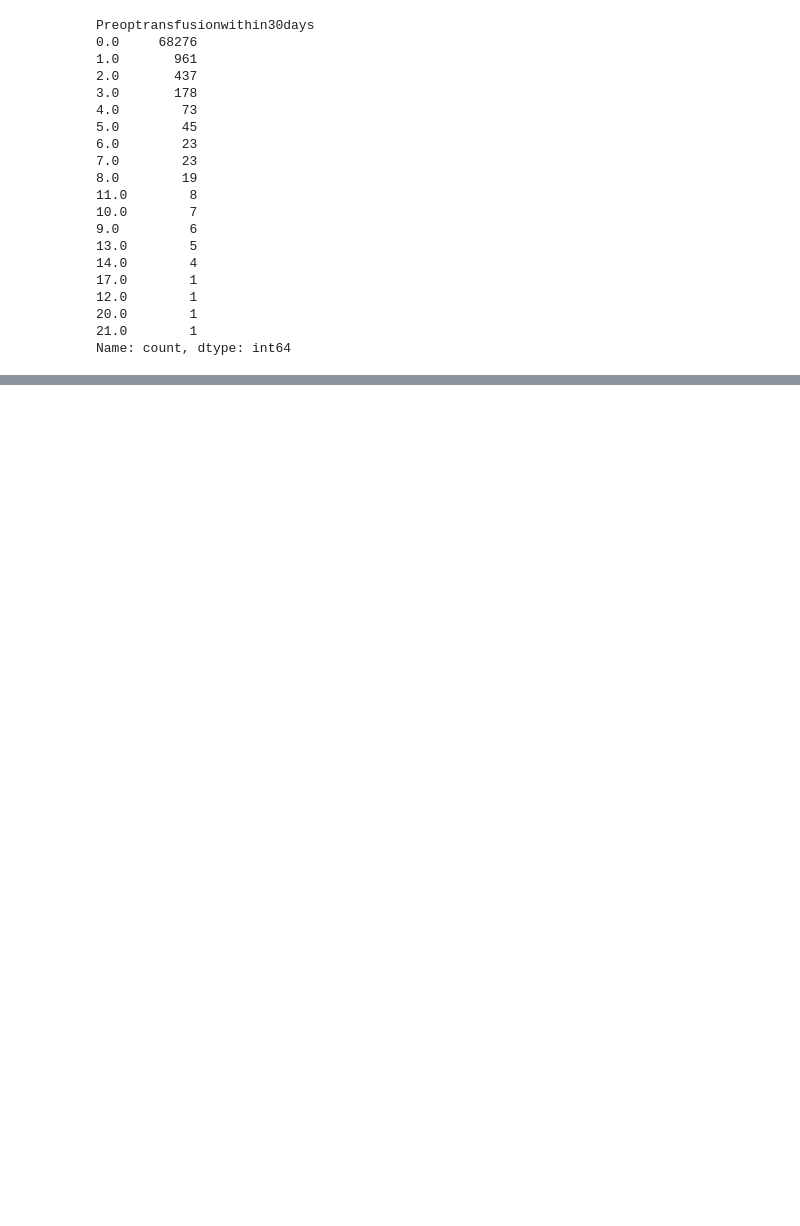
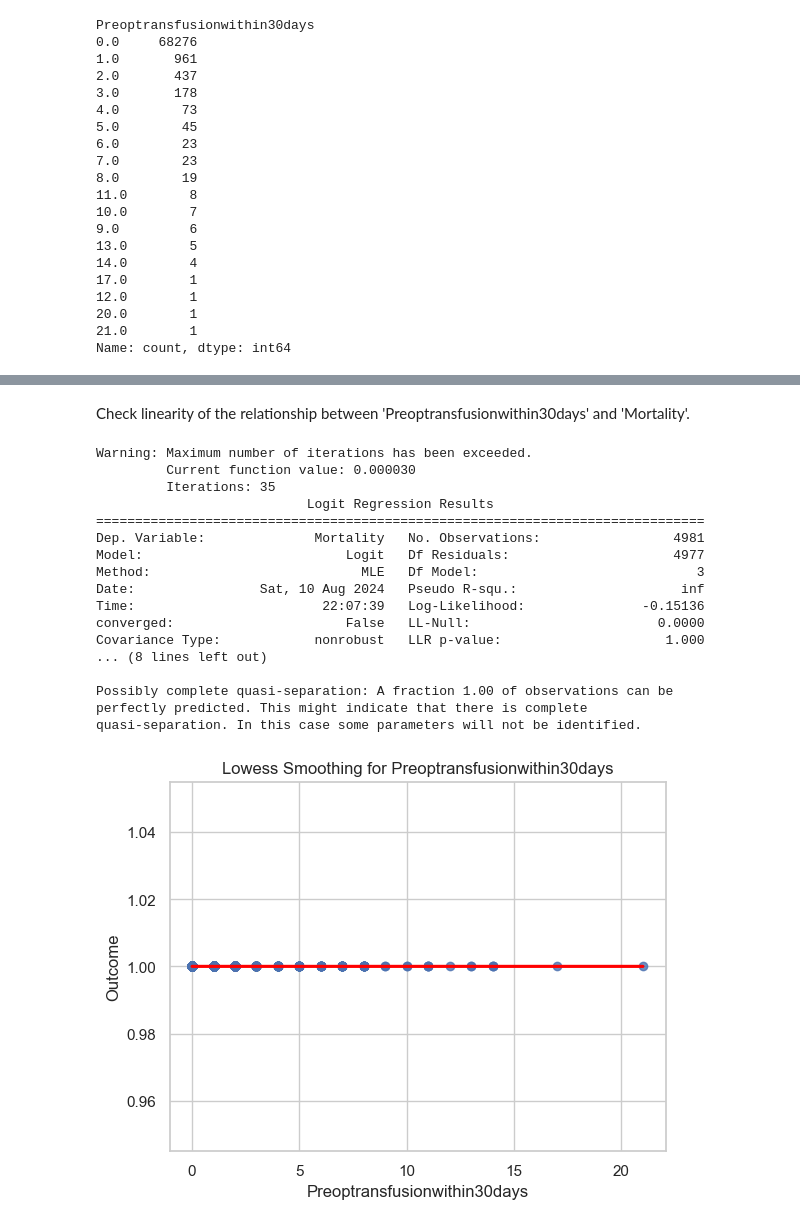
Before and after one commit to Mingtaros/CARES_Analytics, a Jupyter notebook: notebooks/Data_Preparation - Daniel.ipynb, the cells around one changed output, grey strips where cells are left out. Cells and saved outputs as stored; diff of their text form; code cells hidden in the pictures; blank space fills up the shorter version.

```diff
--- a/notebooks/Data_Preparation - Daniel.ipynb
+++ b/notebooks/Data_Preparation - Daniel.ipynb
@@ -125,0 +189,28 @@ dtype: float64
+# %%
+import matplotlib.pyplot as plt
+import seaborn as sns
+
+def logistic_reg(df, x_col, y_col):
+    # Fit the logistic regression model
+    X = df[x_col]
+    X = sm.add_constant(X)
+    y = df[y_col]
+
+    model = sm.Logit(y, X)
+    result = model.fit()
+
+    print(result.summary())
+
+    # Calculate the predicted probabilities
+    df['predicted_prob'] = result.predict(X)
+
+    # Calculate the logit (log odds)
+    df['logit'] = np.log(df['predicted_prob'] / (1 - df['predicted_prob']))
+
+    # Loop through each predictor and plot
+    for predictor in x_col:
+        sns.regplot(x=df[predictor], y=df[y_col], lowess=True, line_kws={'color': 'red'})
+        plt.xlabel(predictor)
+        plt.ylabel('Outcome')
+        plt.title(f'Lowess Smoothing for {predictor}')
+        plt.show()
@@ -330,4 +421,7 @@ RCRI_score
 5       33
 6        2
 Name: count, dtype: int64
+# %%
+df = data.copy()
+df.dropna(inplace=True)
 # %% [markdown]
@@ -439,0 +630,23 @@ plt.show()
+# %% [markdown]
+Check linearity of the relationship between 'Preoptransfusionwithin30days' and 'Mortality'.
+# %%
+logistic_reg(df, x_col=transfusion_cols, y_col='Mortality')
+# %% [output]
+Warning: Maximum number of iterations has been exceeded.
+         Current function value: 0.000030
+         Iterations: 35
+                           Logit Regression Results
+==============================================================================
+Dep. Variable:              Mortality   No. Observations:                 4981
+Model:                          Logit   Df Residuals:                     4977
+Method:                           MLE   Df Model:                            3
+Date:                Sat, 10 Aug 2024   Pseudo R-squ.:                     inf
+Time:                        22:07:39   Log-Likelihood:               -0.15136
+converged:                      False   LL-Null:                        0.0000
+Covariance Type:            nonrobust   LLR p-value:                     1.000
+... (8 lines left out)
+
+Possibly complete quasi-separation: A fraction 1.00 of observations can be
+perfectly predicted. This might indicate that there is complete
+quasi-separation. In this case some parameters will not be identified.
+[figure, added]
```
Also changed, not shown: parts of 48 cells of this notebook, 3 other files.
